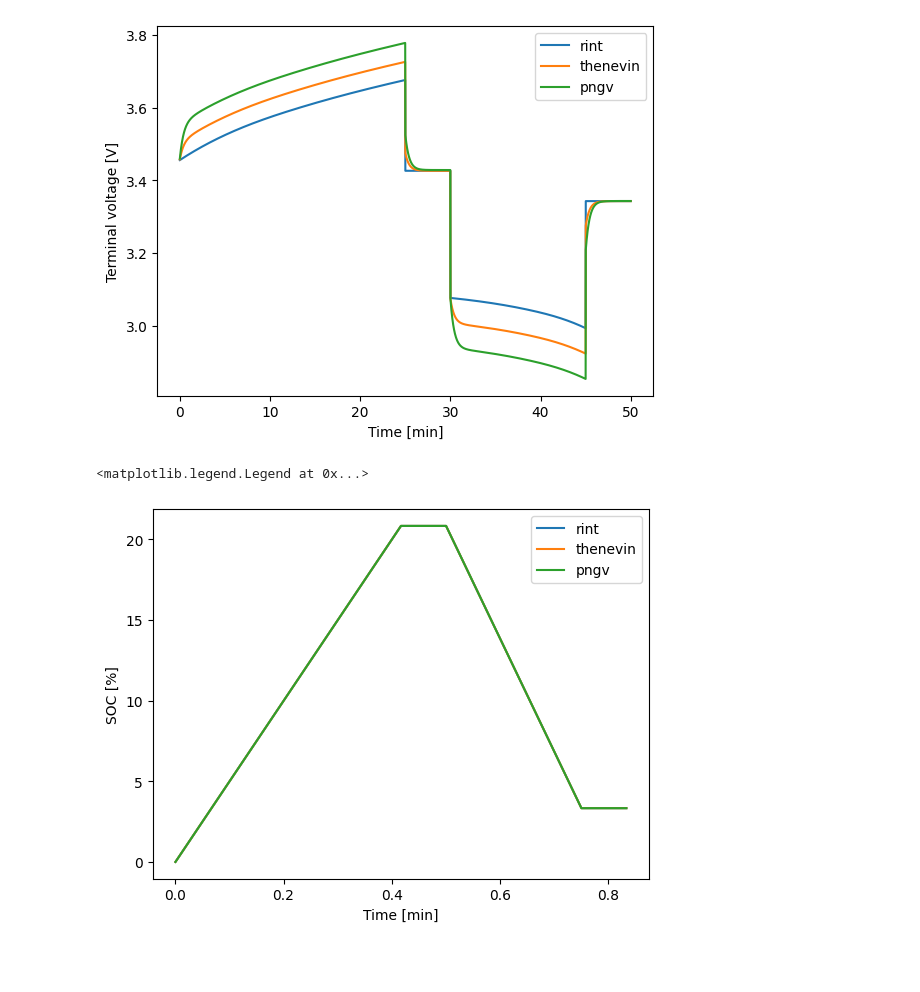
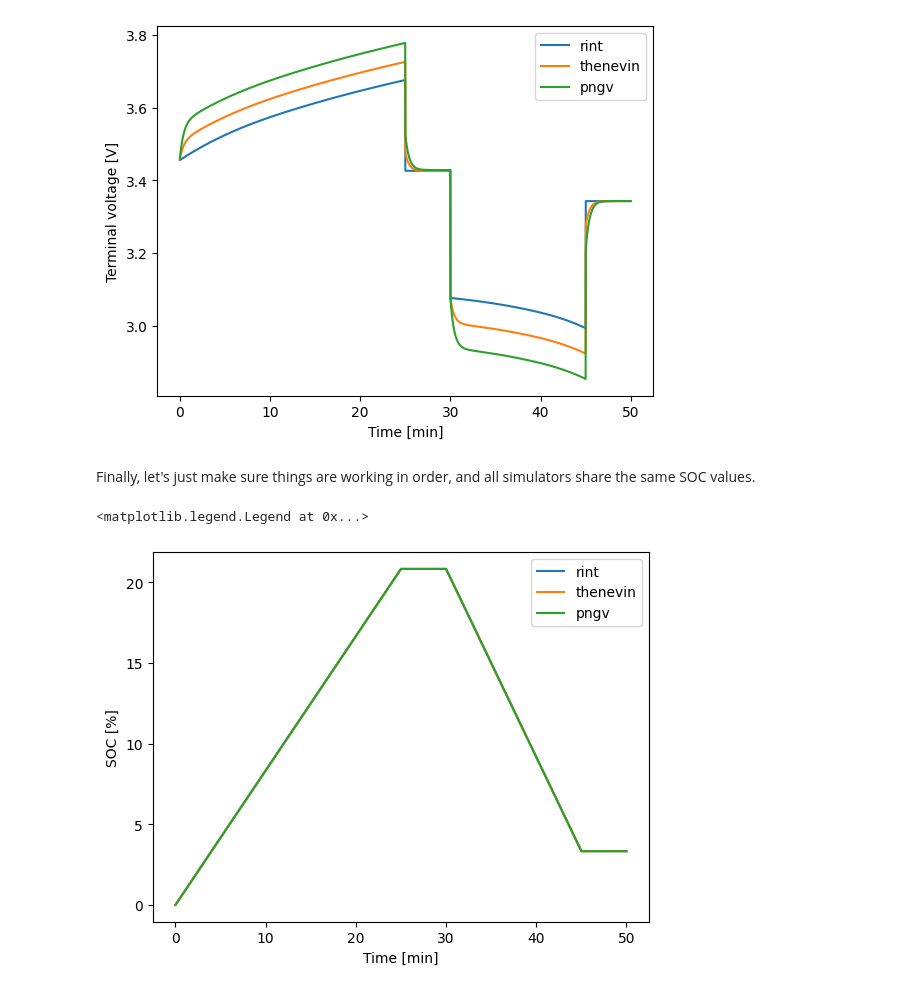
Before and after one commit to ROVI-org/auto-soh, a Jupyter notebook: notebooks/demonstrate_ecm.ipynb, the cells around one changed output. Drawn from its saved outputs; the diff is of its cells as text; code cells hidden in the pictures; blank space fills up the shorter version.

```diff
--- a/notebooks/demonstrate_ecm.ipynb
+++ b/notebooks/demonstrate_ecm.ipynb
@@ -63,21 +74,21 @@ ax.legend()
 # %% [output]
 <matplotlib.legend.Legend at 0x...>
 [figure]
+# %% [markdown]
+Finally, let's just make sure things are working in order, and all simulators share the same SOC values.
 # %%
-# Checking they all have the same SOC
 SOCs = {}
 for model_name, simulator in simulators.items():
     soc_vals = [transient.soc for transient in simulator.transient_history]
     SOCs[model_name] = soc_vals
 
 # Plotting
-timestamps = np.array(timestamps) / 60  # back to minutes
 fig, ax = plt.subplots()
 for model_name, soc_vals in SOCs.items():
     ax.plot(timestamps, 100 * np.array(soc_vals[1:]), label=model_name)
 ax.set_xlabel('Time [min]')
 ax.set_ylabel('SOC [%]')
 ax.legend()
 # %% [output]
 <matplotlib.legend.Legend at 0x...>
-[figure, old version]
+[figure, new version]
```
Also changed, not shown: parts of 10 cells of this notebook.
